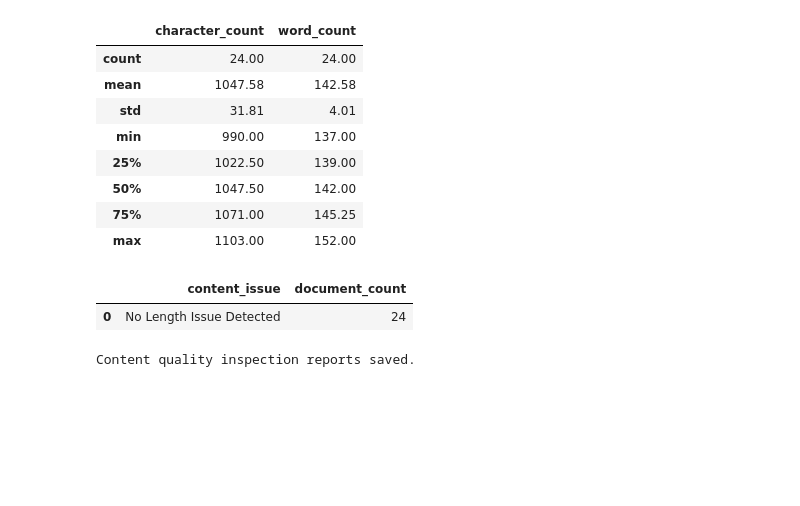
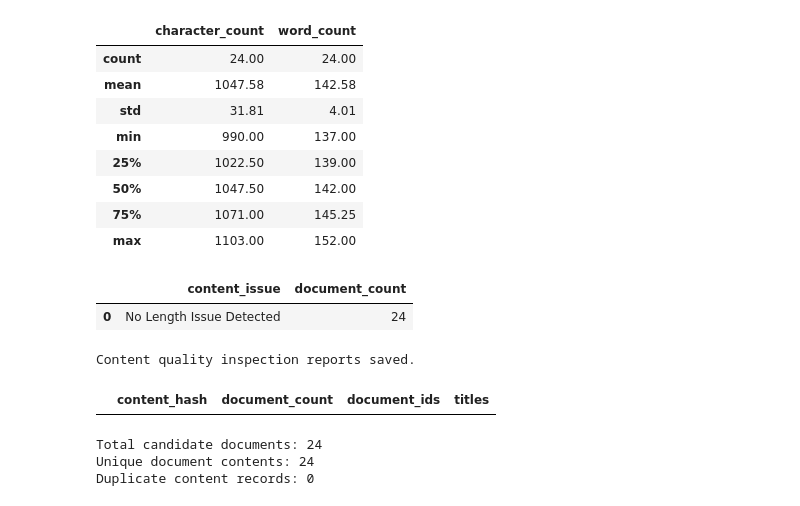
Before and after one commit to anurag-insights/RAG-Based-AI-Document-Assistant-, a Jupyter notebook: notebooks/02_Data_Cleaning.ipynb, the cells around one changed output. Cells and saved outputs as stored; diff of their text form; code cells hidden in the pictures; blank space fills up the shorter version.

```diff
--- a/notebooks/02_Data_Cleaning.ipynb
+++ b/notebooks/02_Data_Cleaning.ipynb
@@ -1749,3 +1749,40 @@ content_issue_summary.to_csv(
 print("Content quality inspection reports saved.")
 # %% [output]
 Content quality inspection reports saved.
+# %%
+candidate_duplicate_summary = (
+    retrieval_candidates
+    .groupby("content_hash")
+    .agg(
+        document_count=("document_id", "count"),
+        document_ids=("document_id", lambda x: ", ".join(x)),
+        titles=("title", lambda x: " | ".join(x))
+    )
+    .reset_index()
+)
+
+candidate_duplicate_summary = candidate_duplicate_summary[
+    candidate_duplicate_summary["document_count"] > 1
+]
+
+display(candidate_duplicate_summary)
+# %% [output]
+|  | content_hash | document_count | document_ids | titles |
+# %%
+total_candidate_documents = len(retrieval_candidates)
+
+unique_candidate_contents = (
+    retrieval_candidates["content_hash"].nunique()
+)
+
+duplicate_candidate_records = (
+    total_candidate_documents - unique_candidate_contents
+)
+
+print("Total candidate documents:", total_candidate_documents)
+print("Unique document contents:", unique_candidate_contents)
+print("Duplicate content records:", duplicate_candidate_records)
+# %% [output]
+Total candidate documents: 24
+Unique document contents: 24
+Duplicate content records: 0
```
Also changed, not shown: parts of 2 cells of this notebook.
